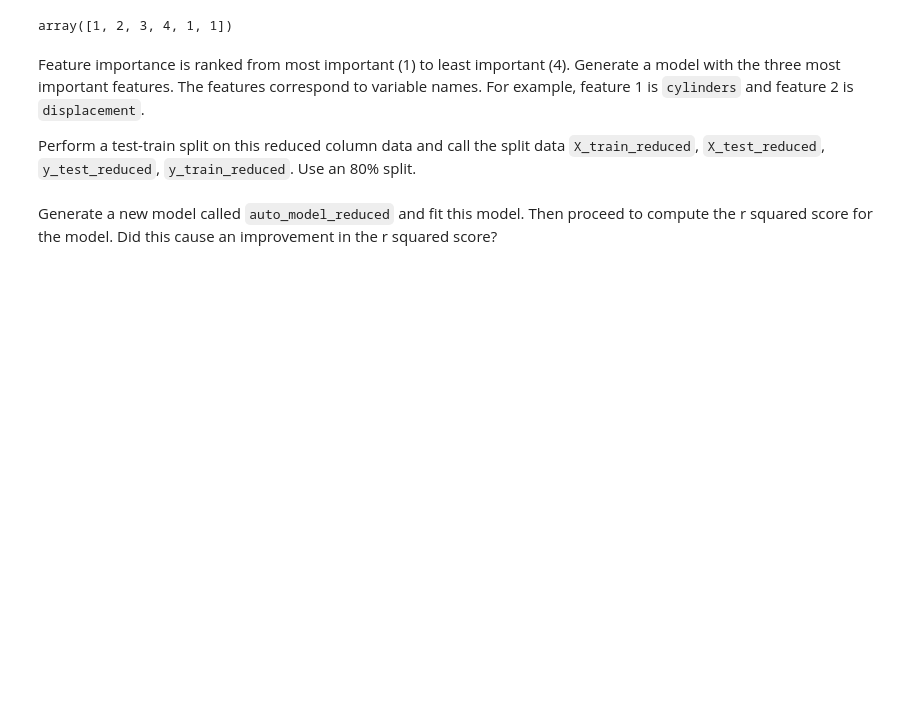
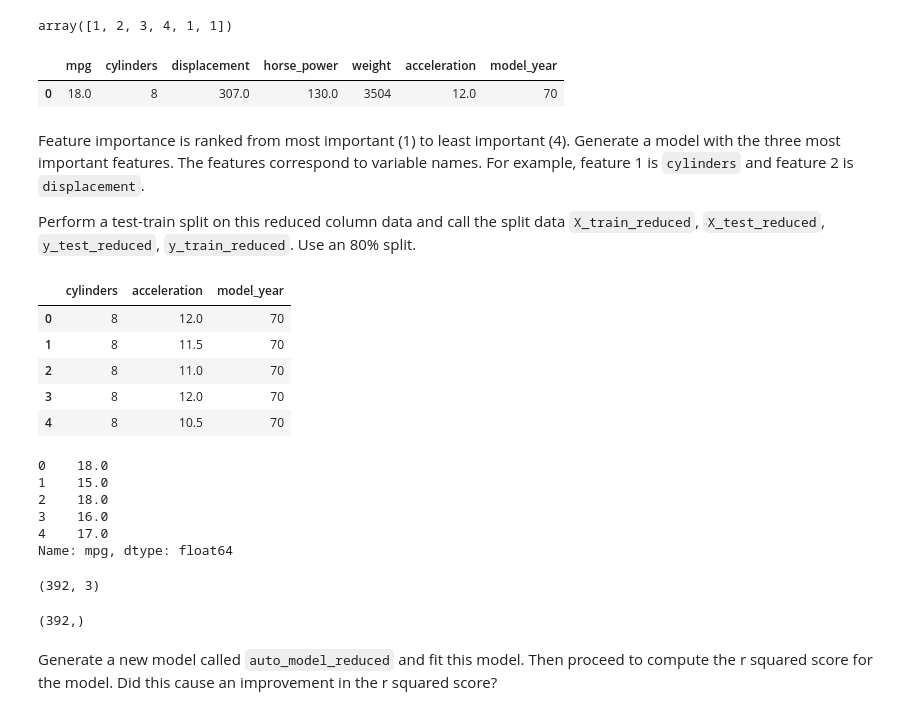
Before and after one commit to Ironhack-Data-Madrid-Octubre-2021/lab-intro-to-sklearn, a Jupyter notebook: your-code/main.ipynb, the cells around one changed output. Drawn from its saved outputs; the diff is of its cells as text; code cells hidden in the pictures; blank space fills up the shorter version.

```diff
--- a/your-code/main.ipynb
+++ b/your-code/main.ipynb
@@ -433,6 +433,11 @@ Fit the model and print the ranking
 selector.ranking_
 # %% [output]
 array([1, 2, 3, 4, 1, 1])
+# %%
+auto.head(1)
+# %% [output]
+|  | mpg | cylinders | displacement | horse_power | weight | acceleration | model_year |
+| 0 | 18.0 | 8 | 307.0 | 130.0 | 3504 | 12.0 | 70 |
 # %% [markdown]
 Feature importance is ranked from most important (1) to least important (4). Generate a model with the three most important features. The features correspond to variable names. For example, feature 1 is `cylinders` and feature 2 is `displacement`.
 
@@ -441,0 +445,30 @@ Perform a test-train split on this reduced column data and call the split data `
+# %%
+nuevo_auto = auto[["mpg","cylinders", "acceleration", "model_year"]]
+# %%
+X = nuevo_auto.drop("mpg", axis=1)
+X.head()
+# %% [output]
+|  | cylinders | acceleration | model_year |
+| 0 | 8 | 12.0 | 70 |
+| 1 | 8 | 11.5 | 70 |
+| 2 | 8 | 11.0 | 70 |
+| 3 | 8 | 12.0 | 70 |
+| 4 | 8 | 10.5 | 70 |
+# %%
+y = nuevo_auto.mpg
+y.head()
+# %% [output]
+0    18.0
+1    15.0
+2    18.0
+3    16.0
+4    17.0
+Name: mpg, dtype: float64
+# %%
+X.shape
+# %% [output]
+(392, 3)
+# %%
+y.shape
+# %% [output]
+(392,)
```
Also changed, not shown: parts of 9 cells of this notebook.
